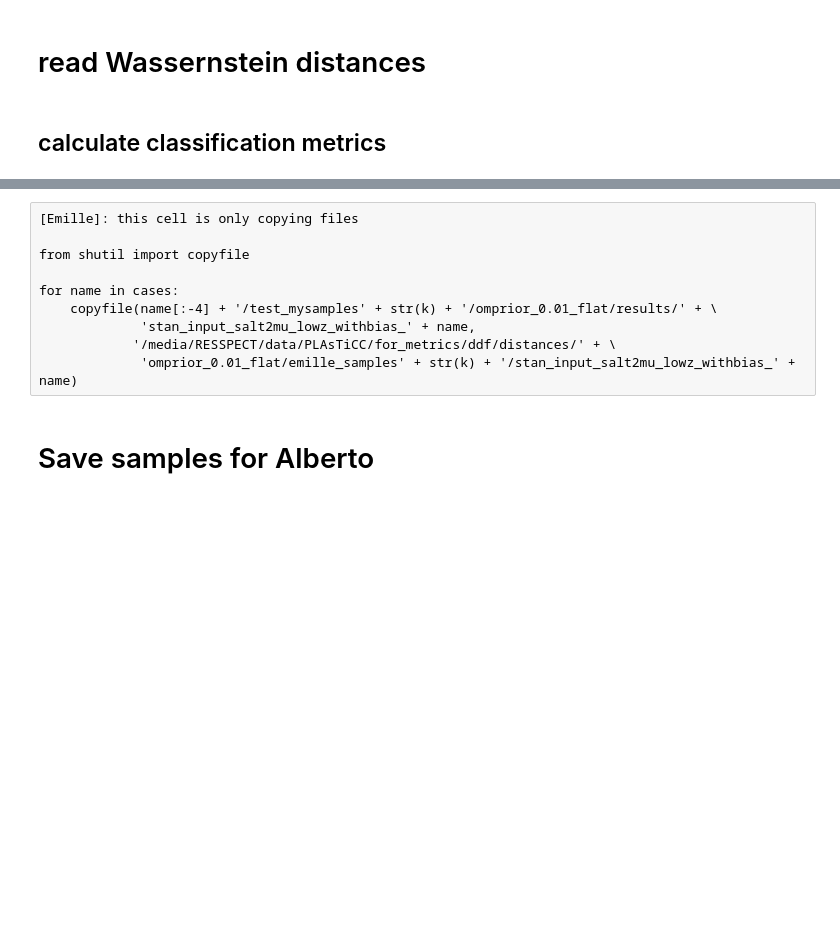
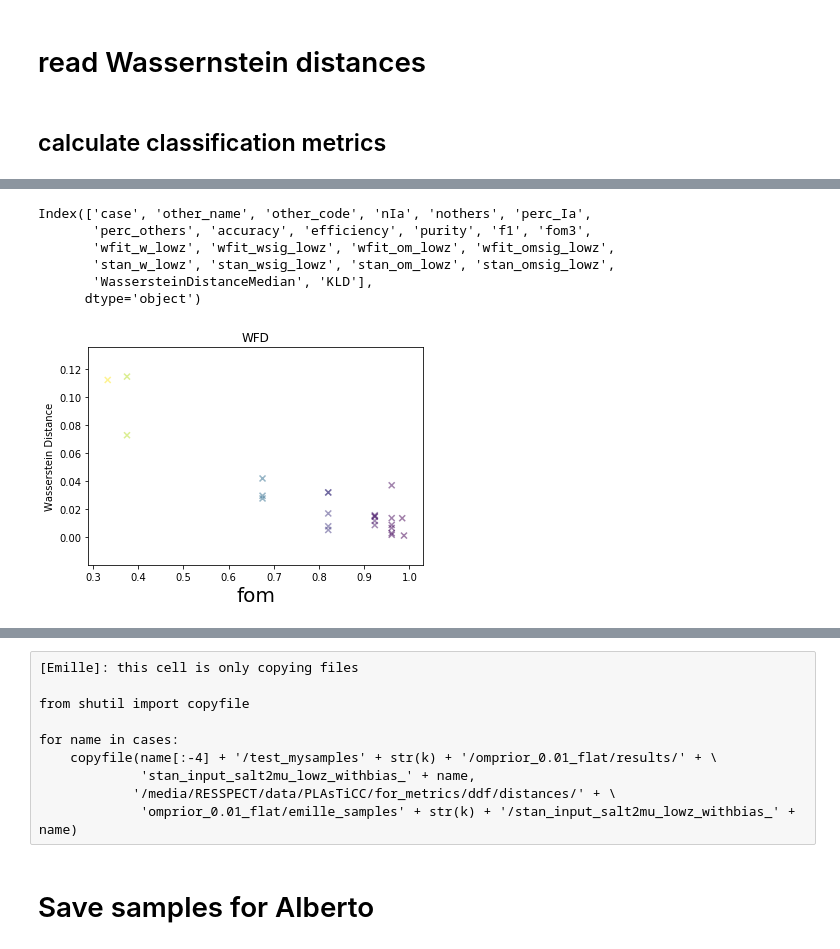
Before and after one commit to emilleishida/resspect_metric, a Jupyter notebook: posteriors/WFD/summary2.ipynb, the cells around one changed output, grey strips where cells are left out. Drawn from its saved outputs; the diff is of its cells as text; code cells hidden in the pictures; blank space fills up the shorter version.

```diff
--- a/posteriors/WFD/summary2.ipynb
+++ b/posteriors/WFD/summary2.ipynb
@@ -163,7 +196,7 @@ def nums_to_rate(tot, P, T, FP):
     rate = proclam.util.RateMatrix(TPR=TPR, FPR=FPR, FNR=FNR, TNR=TNR, TP=TP, FN=FN, TN=TN, FP=FP)
     return rate
 # %%
-def classification_metrics(cont, totIa=3000, before_salt2=False, field='DDF'):
+def classification_metrics(cont, totIa=3000, before_salt2=False, field='WFD'):
     """Classification metrics for a sample of 3k SNIa.
 
     Parameters
@@ -189,6 +222,7 @@ def classification_metrics(cont, totIa=3000, before_salt2=False, field='DDF'):
 
     if totIa != 3000:
         raise ValueError('Numbers are hard coded for 3000 SNIa.')
+#         return(np.nan, np.nan, np.nan, np.nan, np.nan)
 
     total = {}
     total['DDF'] = {}                     # total number of objects in the sample
@@ -209,10 +243,13 @@ def classification_metrics(cont, totIa=3000, before_salt2=False, field='DDF'):
 #     acc = (totall - (2* totIa * cont))/totall
 #     eff = (totIa - totIa * cont)/totIa
 #     f1 = ((totIa - totIa * cont)/totIa) * (1 - cont)
-#     f3 = ((1 - cont) * totIa)/(((1-cont) * totIa) + 3 * ((cont) * totIa))
+    c = float(cont) / float(totIa)
+    f3 = ((1. - c) * totIa)/(((1. - c) * totIa) + 3. * ((c) * totIa))
+    if f3 < 0. or f3 > 1.:
+        return False
 
 #     return acc, eff, 1 - cont, f1, f3
-    return class_mets.accuracy, class_mets.efficiency, class_mets.purity, class_mets.f1_score, class_mets.get_fom(3.)
+    return class_mets.accuracy, class_mets.get_efficiency, class_mets.get_purity, class_mets.f1_score, class_mets.get_fom(3.)
 # %%
 names = []
 
@@ -338,14 +375,14 @@ for case in cases:
     pop_Ia_all.append(pop[Ia_code])
     perc_Ia_all.append(perc[Ia_code])
 
-    if '6' in case:
-        tot = 6000
-    elif '5' in case:
-        tot = 1500
-    elif '1000' in case:
-        tot = 1000
-    else:
-        tot = 3000
+#     if '6' in case:
+#         tot = 6000
+#     elif '5' in case:
+#         tot = 1500
+#     elif '1000' in case:
+#         tot = 1000
+#     else:
+    tot = 3000
 
 # this is where number of contaminants gets converted to fraction
     cont = tot - pop[Ia_code]
@@ -367,7 +404,13 @@ for case in cases:
     else:
         wdist_median.append(-99)
 
-    metrics = classification_metrics(cont)
+    if tot == 3000:
+        metrics = classification_metrics(cont)
+    else:
+        print((cont, case))
+        metrics = [np.nan, np.nan, np.nan, np.nan, np.nan]
+    if not metrics:
+        print((cont, case))
     acc.append(metrics[0])
     eff.append(metrics[1])
     pur.append(metrics[2])
@@ -387,7 +430,7 @@ data_all['perc_others'] = perc_nIa_all
 data_all['accuracy'] = acc
 data_all['efficiency'] = eff
 data_all['purity'] = pur
-data_all['fom1'] = f1
+data_all['f1'] = f1
 data_all['fom3'] = f3
 data_all['wfit_w_lowz'] = wfit_w_all_lowz
 data_all['wfit_wsig_lowz'] = wfit_wsig_all_lowz
@@ -426,2 +487,20 @@ else:
 # %%
-data_all['case']
+data_all.columns
+# %% [output]
+Index(['case', 'other_name', 'other_code', 'nIa', 'nothers', 'perc_Ia',
+       'perc_others', 'accuracy', 'efficiency', 'purity', 'f1', 'fom3',
+       'wfit_w_lowz', 'wfit_wsig_lowz', 'wfit_om_lowz', 'wfit_omsig_lowz',
+       'stan_w_lowz', 'stan_wsig_lowz', 'stan_om_lowz', 'stan_omsig_lowz',
+       'WassersteinDistanceMedian', 'KLD'],
+      dtype='object')
+# %%
+plt.title('WFD')
+plt.scatter(data_all['fom3'], data_all['WassersteinDistanceMedian'],
+            c=1.-data_all['perc_Ia'], marker='x', alpha=0.5)
+# plt.xlim(0., 1.)
+plt.xlabel('fom', fontsize=20)
+plt.ylabel('Wasserstein Distance')
+plt.savefig('WFD_Wasserstein_v_FOM.png')
+plt.show()
+# %% [output]
+[figure, added]
```
Also changed, not shown: parts of 8 cells of this notebook.
